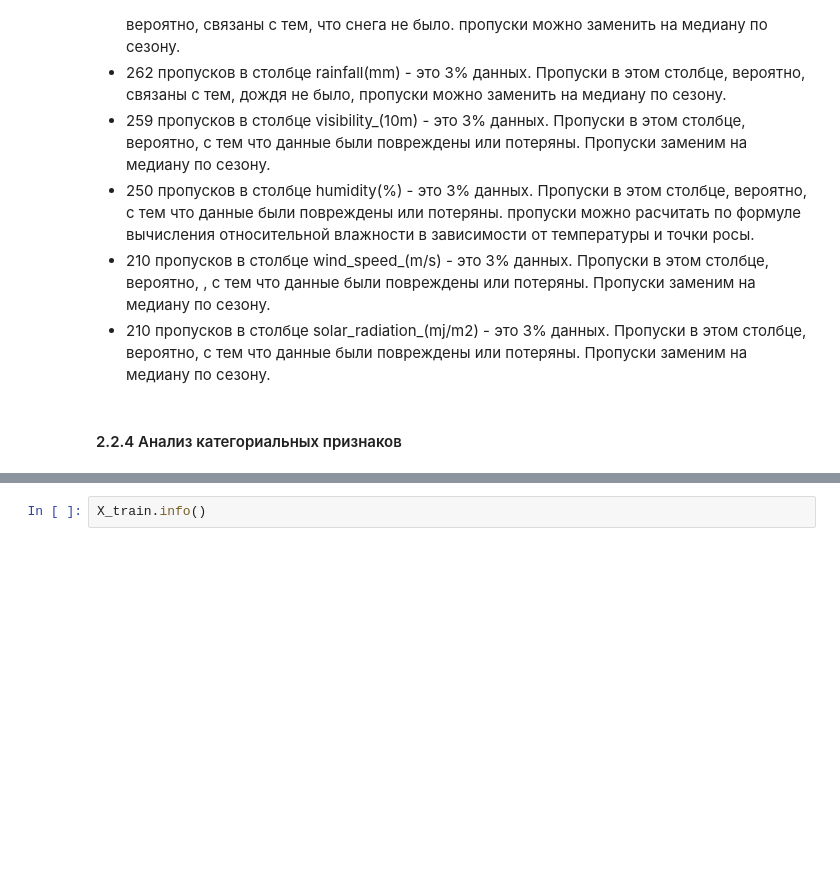
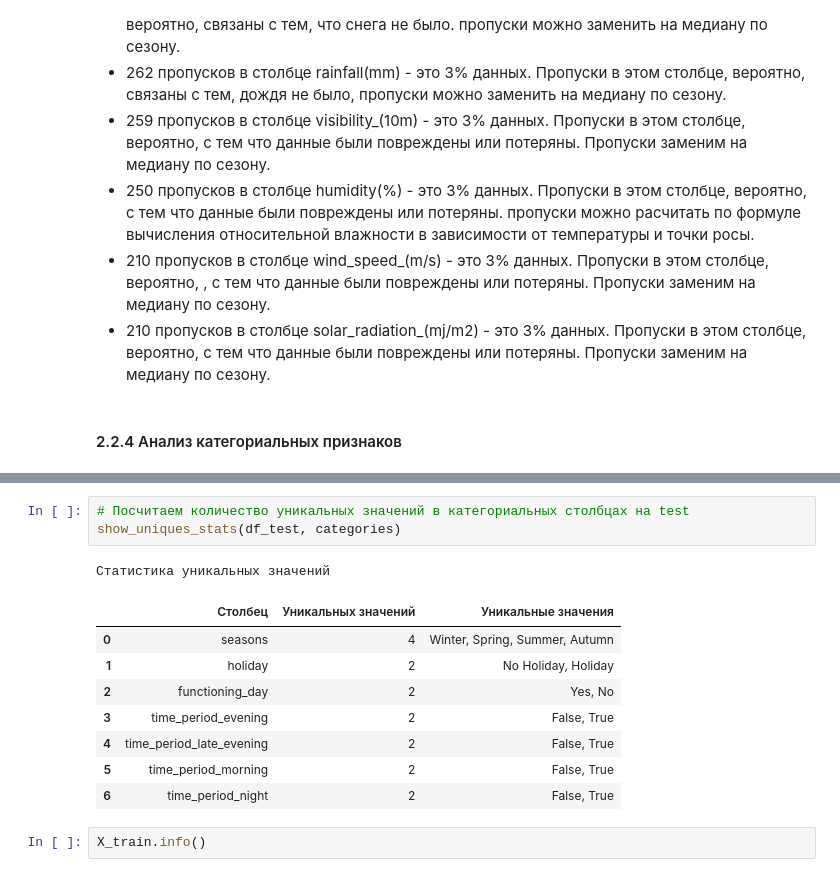
Before and after one commit to msesemov/DS_kNN_DecisionTree_Sprint_14, a Jupyter notebook: aea26662-7a1c-4bb0-a7e3-f44040d6783d.ipynb, the cells around one changed output, grey strips where cells are left out. Drawn from its saved outputs; the diff is of its cells as text; blank space fills up the shorter version.

```diff
--- a/aea26662-7a1c-4bb0-a7e3-f44040d6783d.ipynb
+++ b/aea26662-7a1c-4bb0-a7e3-f44040d6783d.ipynb
@@ -554,3 +950,16 @@ show_uniques_stats(df_train, categories)
+# %%
+# Посчитаем количество уникальных значений в категориальных столбцах на test
+show_uniques_stats(df_test, categories)
+# %% [output]
+Статистика уникальных значений
+|  | Столбец | Уникальных значений | Уникальные значения |
+| 0 | seasons | 4 | Winter, Spring, Summer, Autumn |
+| 1 | holiday | 2 | No Holiday, Holiday |
+| 2 | functioning_day | 2 | Yes, No |
+| 3 | time_period_evening | 2 | False, True |
+| 4 | time_period_late_evening | 2 | False, True |
+| 5 | time_period_morning | 2 | False, True |
+| 6 | time_period_night | 2 | False, True |
 # %%
 X_train.info()
 # %% [output]
```
Also changed, not shown: parts of 80 cells of this notebook.
